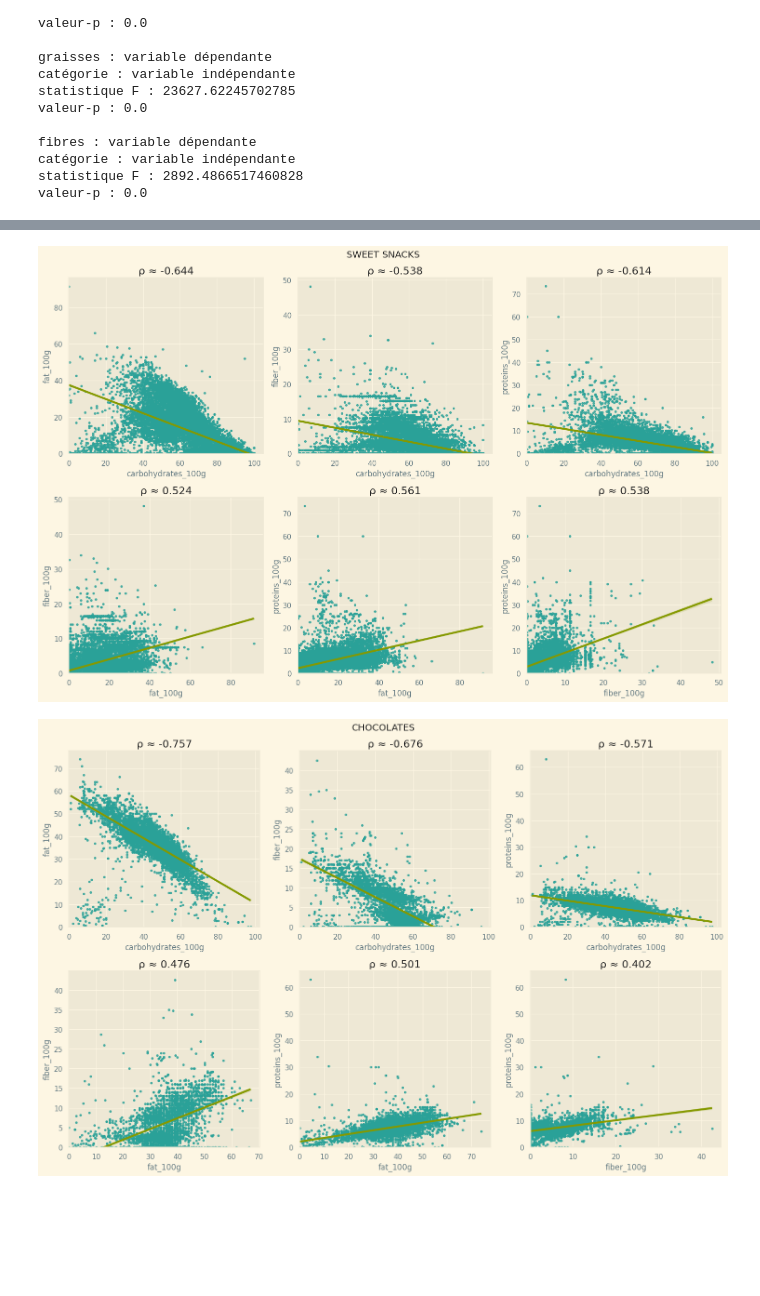
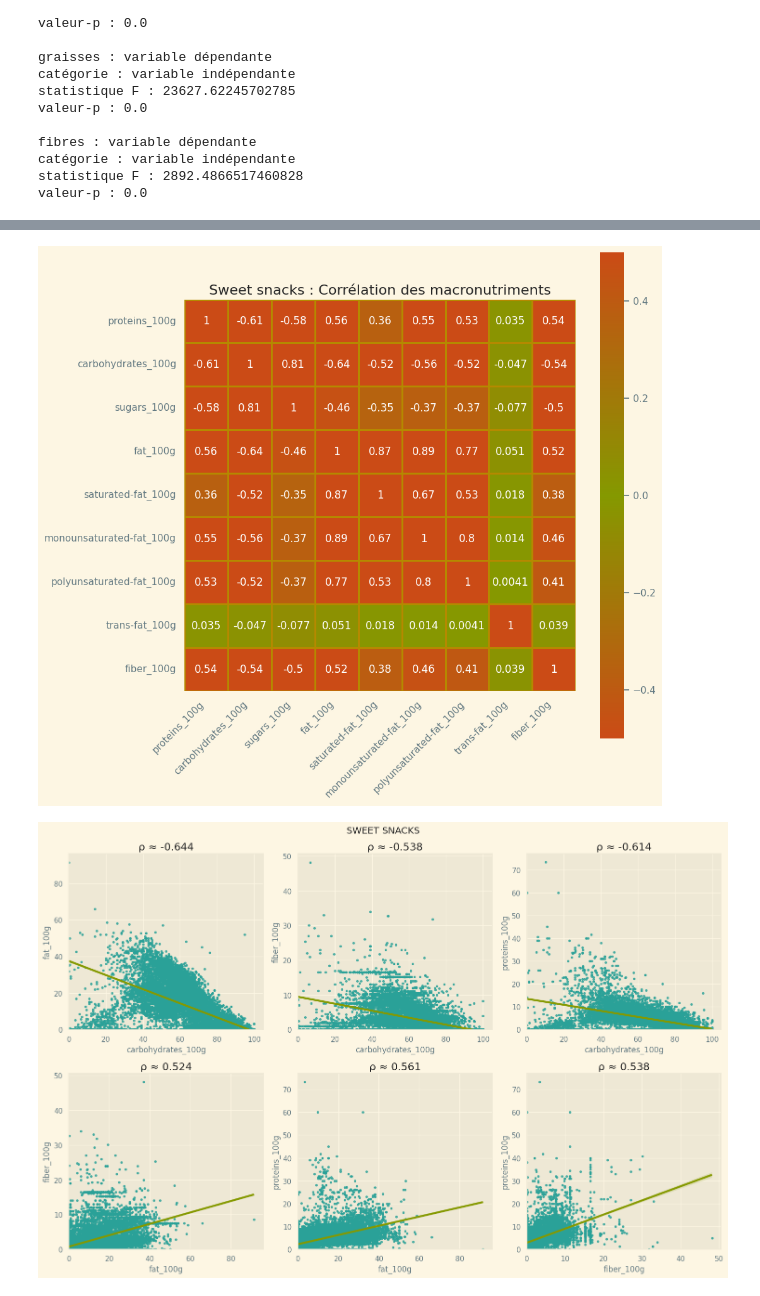
Before and after one commit to gabrielhermel/OC_DS_P3, a Jupyter notebook: Hermel_Gabriel_2_notebook_exploration_092022.ipynb, the cells around one changed output, grey strips where cells are left out. Drawn from its saved outputs; the diff is of its cells as text; code cells hidden in the pictures; blank space fills up the shorter version.

```diff
--- a/Hermel_Gabriel_2_notebook_exploration_092022.ipynb
+++ b/Hermel_Gabriel_2_notebook_exploration_092022.ipynb
@@ -241,7 +247,7 @@ for macro_col_name in macro_cols_names:
         plt.suptitle(f"VALEURS P : {macro_col_name[1].upper()}")
 
     for ax in [ax1, ax2]:
-        ax.set_xticklabels(ax.get_xticklabels(), rotation=90)
+        ax.set_xticklabels(ax.get_xticklabels(), rotation=45, horizontalalignment="right")
         ax.set_yticklabels(ax.get_yticklabels(), rotation=0)
     ax2.set_yticklabels([])
     plt.show()
@@ -253,14 +259,15 @@ for macro_col_name in macro_cols_names:
 # %%
 num_categs_bivar_high_corr = 2
 num_categs_bivar_low_corr = 1
+all_categs = set(products_df_sel_categ["select_category"].to_list())
+cmap = lsc.from_list("RdGrRd", [theme_clrs[4], theme_clrs[2], theme_clrs[4]])
 macro_perm_set = set()
+corr_coeffs = []
 
 for i in permutations([macro_col_name[0] for macro_col_name in macro_cols_names], 2):
     macro_perm_set.add(tuple(sorted(i)))
 
 macro_perm_set = sorted(macro_perm_set)
-all_categs = set(products_df_sel_categ["select_category"].to_list())
-corr_coeffs = []
 
 for categ in all_categs:
     categ_df = products_df_sel_categ.loc[
@@ -293,42 +300,73 @@ corr_coeffs = sorted(corr_coeffs, key=lambda x: x["abs total"], reverse=True)
 for categ_corr_coeffs in (
     corr_coeffs[:num_categs_bivar_high_corr] + corr_coeffs[-num_categs_bivar_low_corr:]
 ):
+    categ_df = products_df_sel_categ.loc[
+        products_df_sel_categ["select_category"] == categ_corr_coeffs["category"]
+    ]
+    categ_df_ext_macros = categ_df[
+        [
+            "proteins_100g",
+            "carbohydrates_100g",
+            "sugars_100g",
+            "fat_100g",
+            "saturated-fat_100g",
+            "monounsaturated-fat_100g",
+            "polyunsaturated-fat_100g",
+            "trans-fat_100g",
+            "fiber_100g",
+        ]
+    ]
+    categ_df_ext_macros_corr = categ_df_ext_macros.corr()
+    fig, ax = plt.subplots(figsize=(10, 10))
+
     plt.style.use("Solarize_Light2")
+    sns.heatmap(
+        categ_df_ext_macros_corr,
+        vmin=-0.5,
+        vmax=0.5,
+        cmap=cmap,
+        annot=True,
+        linewidths=1,
+        linecolor=theme_clrs[3],
+        square=True,
+        ax=ax,
+    )
+    ax.set_title(f"{categ_corr_coeffs['category']} : Corrélation des macronutriments")
+    ax.set_xticklabels(ax.get_xticklabels(), rotation=45, horizontalalignment="right")
+    plt.show()
+
     fig, (ax1, ax2) = plt.subplots(ncols=3, nrows=2, figsize=(15, 10))
     sp_locs = [i for i in ax1] + [i for i in ax2]
     loop_num = 0
-    categ_df = products_df_sel_categ.loc[
-        products_df_sel_categ["select_category"] == categ_corr_coeffs["category"]
-    ]
 
     for macro_perm in macro_perm_set:
         rp = sns.regplot(
             data=categ_df,
             x=macro_perm[0],
             y=macro_perm[1],
             ax=sp_locs[loop_num],
             line_kws={"color": theme_clrs[2]},
             scatter_kws={"color": theme_clrs[1], "s": 8},
         )
         rp.set(xlim=(0, None))
         rp.set(ylim=(0, None))
 
         test_df = products_df_sel_categ.loc[
             products_df_sel_categ["select_category"] == "Cheeses"
         ]
         test_df = test_df.loc[
             test_df["proteins_100g"].notnull() & test_df["fiber_100g"].notnull()
         ]
         fiber_list = test_df["fiber_100g"].to_list()
 
         sp_locs[loop_num].set_title(
-            f'ρ ≈ {round(categ_corr_coeffs[f"{macro_perm[0]} {macro_perm[1]}"], 3)}'
+            f'\u03C1 \u2248 {round(categ_corr_coeffs[f"{macro_perm[0]} {macro_perm[1]}"], 3)}'
         )
         loop_num += 1
 
     plt.suptitle(categ_corr_coeffs["category"].upper())
     plt.tight_layout()
     plt.show()
 # %% [output]
-[figure, old version]
+[figure, new version]
-[figure, old version]
+[figure, new version]
```
Also changed, not shown: parts of 6 cells of this notebook.
